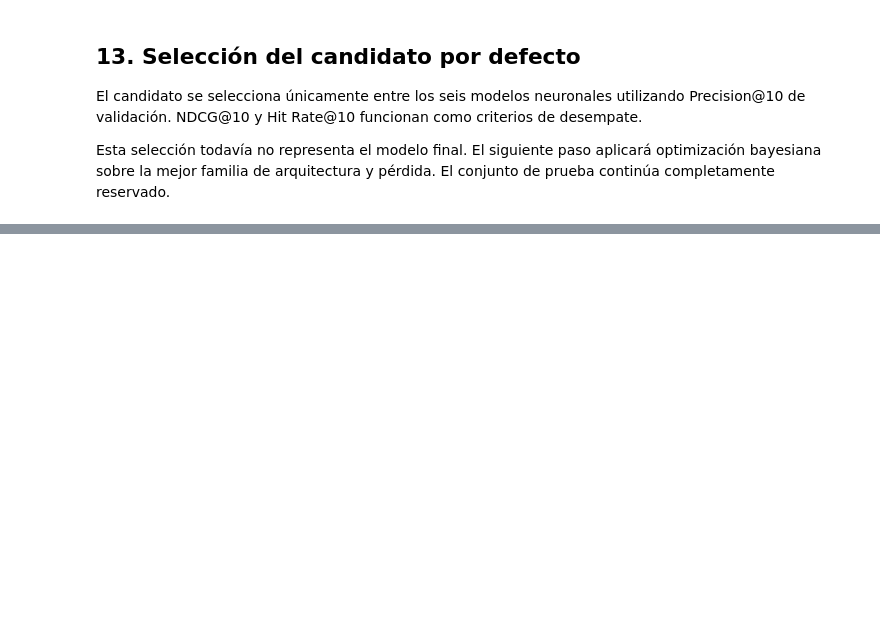
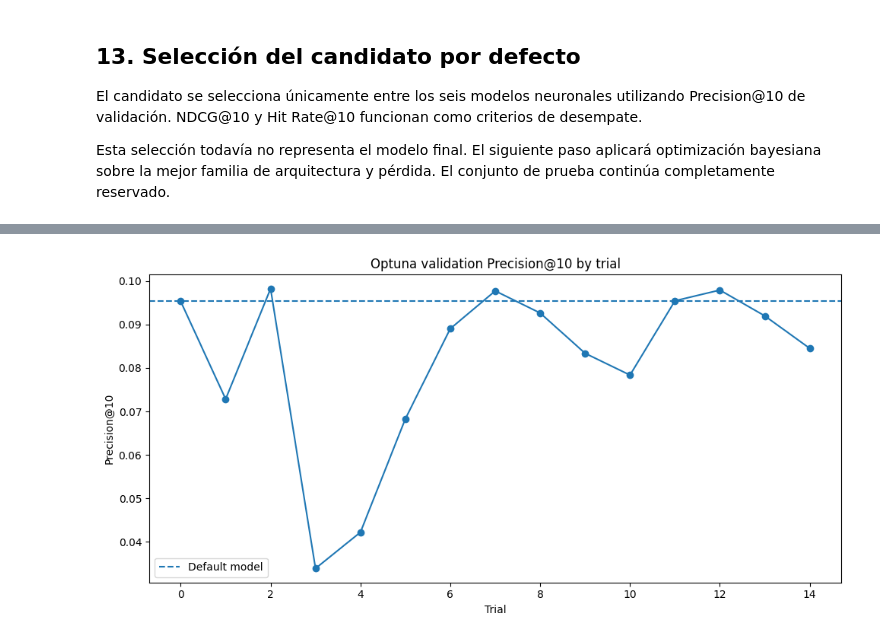
Before and after one commit to fedesaroka/analisis-predictivo-avanzado, a Jupyter notebook: notebooks/TP2_sistema_recomendacion_anime.ipynb, the cells around one changed output, grey strips where cells are left out. Saved outputs shown, nothing was run; the diff lists cells and outputs as text; code cells hidden in the pictures; blank space fills up the shorter version.

Commit message:
feat: tune selected recommender with Optuna

```diff
--- a/notebooks/TP2_sistema_recomendacion_anime.ipynb
+++ b/notebooks/TP2_sistema_recomendacion_anime.ipynb
@@ -1120,0 +1340,37 @@ Esta selección todavía no representa el modelo final. El siguiente paso aplica
+# %%
+fig, ax = plt.subplots(
+    figsize=(10, 5)
+)
+
+ax.plot(
+    optuna_trials["trial_number"],
+    optuna_trials["precision_at_10"],
+    marker="o",
+)
+
+ax.axhline(
+    validation_comparison.loc[
+        validation_comparison[
+            "variant"
+        ].eq("default"),
+        "precision_at_10",
+    ].iloc[0],
+    linestyle="--",
+    label="Default model",
+)
+
+ax.set_title(
+    "Optuna validation Precision@10 by trial"
+)
+ax.set_xlabel(
+    "Trial"
+)
+ax.set_ylabel(
+    "Precision@10"
+)
+ax.legend()
+
+plt.tight_layout()
+plt.show()
+# %% [output]
+[figure, added]
```
Also changed, not shown: parts of 10 cells of this notebook, 14 other files.
